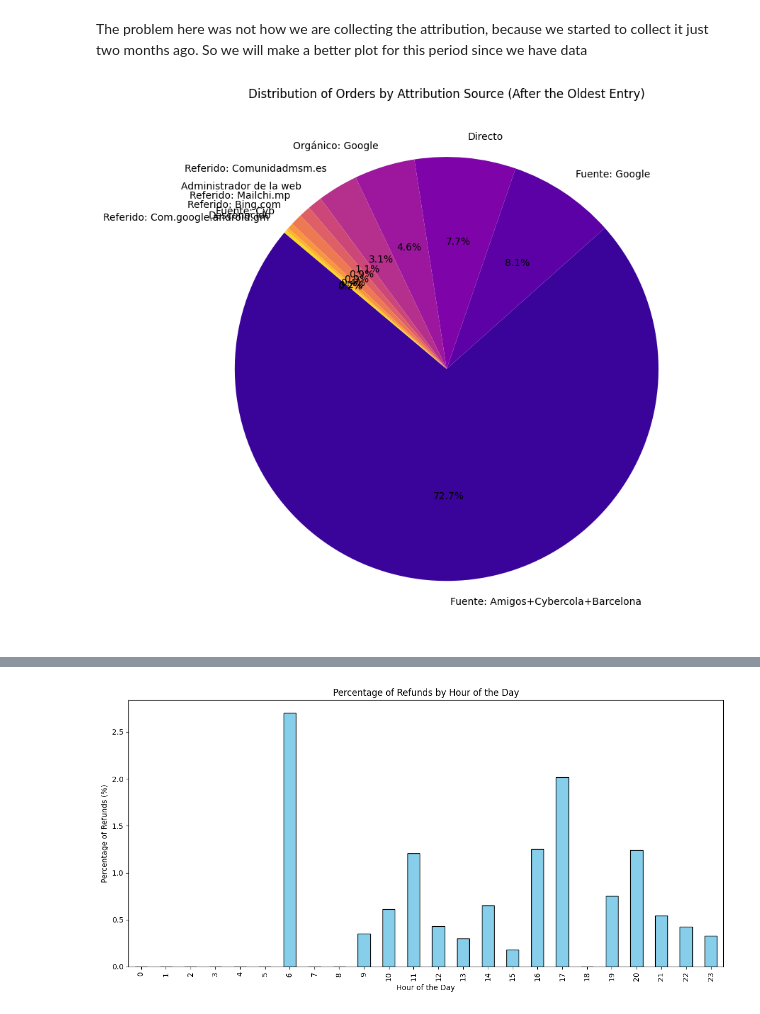
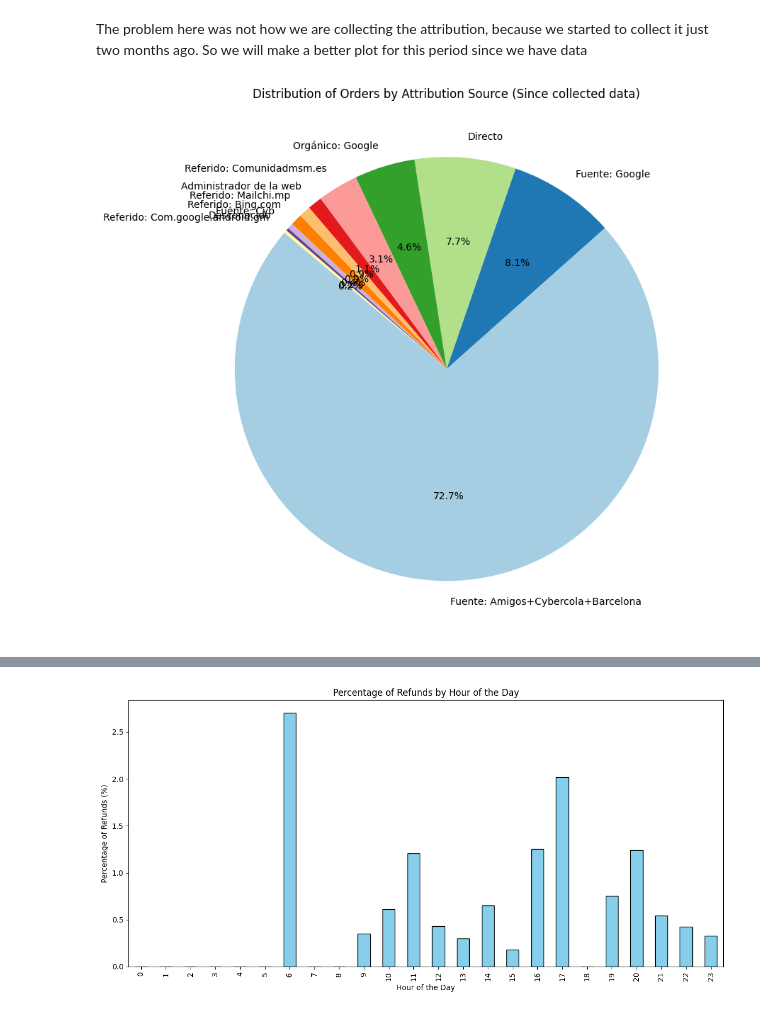
Before and after one commit to enricchust/entrevista_cyberclick, a Jupyter notebook: main.ipynb, the cells around one changed output, grey strips where cells are left out. Cells and saved outputs as stored; diff of their text form; code cells hidden in the pictures.

```diff
--- a/main.ipynb
+++ b/main.ipynb
@@ -578,19 +685,19 @@ The problem here was not how we are collecting the attribution, because we start
 # %%
 # Get the data starting at the oldest_date
 oldest_date = oldest_entry['Fecha'].iloc[0]
 df_filtered_recent = df_cleaned[df_cleaned['Fecha'] > oldest_date]
 
 # Count the attribution sources, including 'Desconocido'
 attribution_counts_recent = df_filtered_recent['Atribución'].value_counts().reset_index()
 attribution_counts_recent.columns = ['Atribución', 'Count']
 
 plt.figure(figsize=(10, 8))
-plt.pie(attribution_counts_recent['Count'], labels=attribution_counts_recent['Atribución'], autopct='%1.1f%%', startangle=140, colors=sns.color_palette('plasma', len(attribution_counts_recent)))
-plt.title('Distribution of Orders by Attribution Source (After the Oldest Entry)')
+plt.pie(attribution_counts_recent['Count'], labels=attribution_counts_recent['Atribución'], autopct='%1.1f%%', startangle=140, colors=sns.color_palette('Paired', len(attribution_counts_recent)))
+plt.title('Distribution of Orders by Attribution Source (Since collected data)')
 plt.tight_layout()
 plt.show()
 # %% [output]
-[figure, old version]
+[figure, new version]
 # %%
 # Trying to deep dive into refunded
 df_refunded = df_cleaned[df_cleaned['Estado'] == 'refunded']
```
Also changed, not shown: parts of 13 cells of this notebook, 9 other files.
